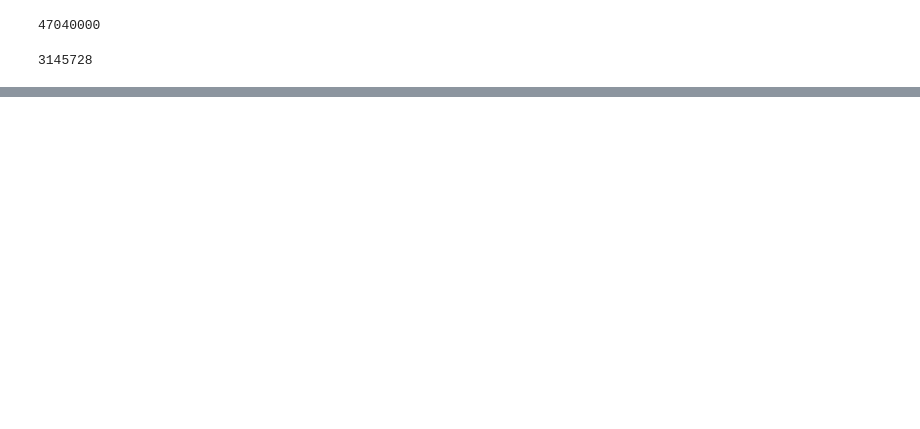
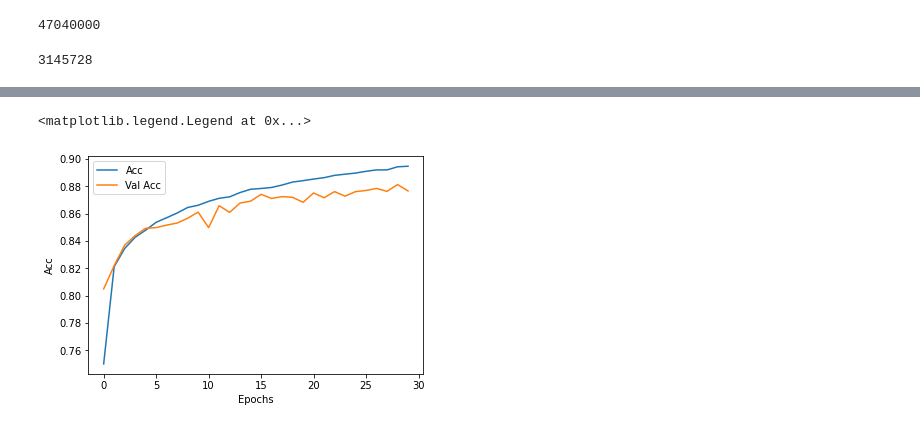
Before and after one commit to Sachinsatya/fashion_MNIST_deep_learnign-, a Jupyter notebook: Fashion_MNIST.ipynb, the cells around one changed output, grey strips where cells are left out. Drawn from its saved outputs; the diff is of its cells as text; code cells hidden in the pictures; blank space fills up the shorter version.

```diff
--- a/Fashion_MNIST.ipynb
+++ b/Fashion_MNIST.ipynb
@@ -161,0 +188,9 @@ Epoch 20/20
+# %%
+plt.plot(model_history.history["acc"], label = "Acc")
+plt.plot(model_history.history["val_acc"], label="Val Acc")
+plt.xlabel("Epochs")
+plt.ylabel("Acc")
+plt.legend()
+# %% [output]
+<matplotlib.legend.Legend at 0x...>
+[figure, added]
```
Also changed, not shown: parts of 8 cells of this notebook.
